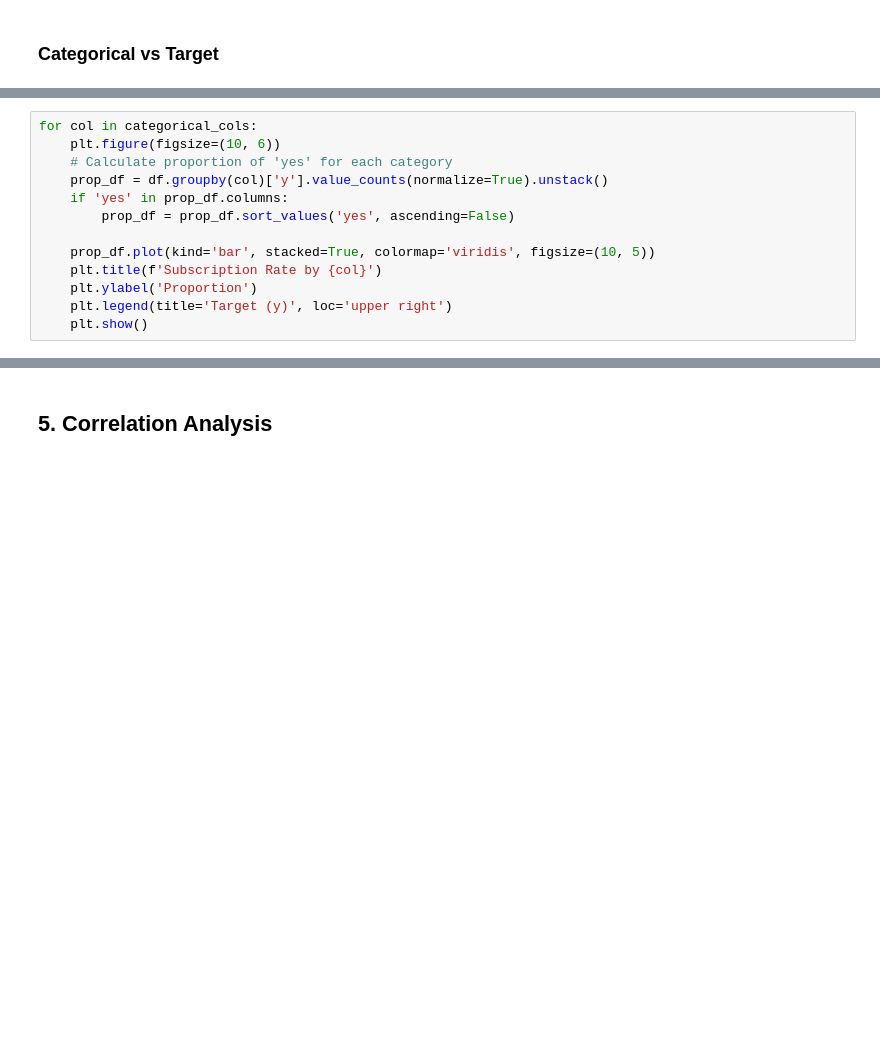
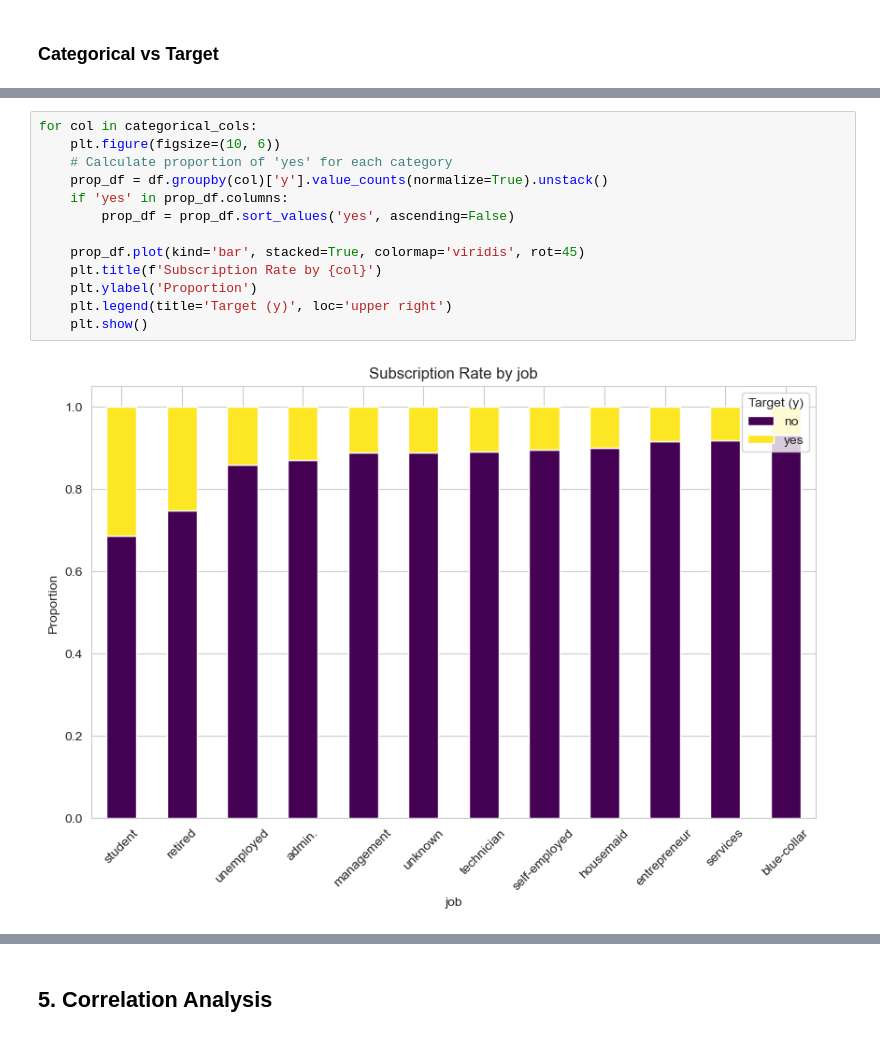
Before and after one commit to hjx2020/bank-marketing, a Jupyter notebook: bank_marketing_eda.ipynb, the cells around one changed output, grey strips where cells are left out. Drawn from its saved outputs; the diff is of its cells as text; blank space fills up the shorter version.

```diff
--- a/bank_marketing_eda.ipynb
+++ b/bank_marketing_eda.ipynb
@@ -151,13 +207,15 @@ Key observations here usually include:
 # %%
 for col in categorical_cols:
     plt.figure(figsize=(10, 6))
     # Calculate proportion of 'yes' for each category
     prop_df = df.groupby(col)['y'].value_counts(normalize=True).unstack()
     if 'yes' in prop_df.columns:
         prop_df = prop_df.sort_values('yes', ascending=False)
 
-    prop_df.plot(kind='bar', stacked=True, colormap='viridis', figsize=(10, 5))
+    prop_df.plot(kind='bar', stacked=True, colormap='viridis', rot=45)
     plt.title(f'Subscription Rate by {col}')
     plt.ylabel('Proportion')
     plt.legend(title='Target (y)', loc='upper right')
     plt.show()
+# %% [output]
+[figure, added]
```
Also changed, not shown: parts of 19 cells of this notebook, 1 other file.
